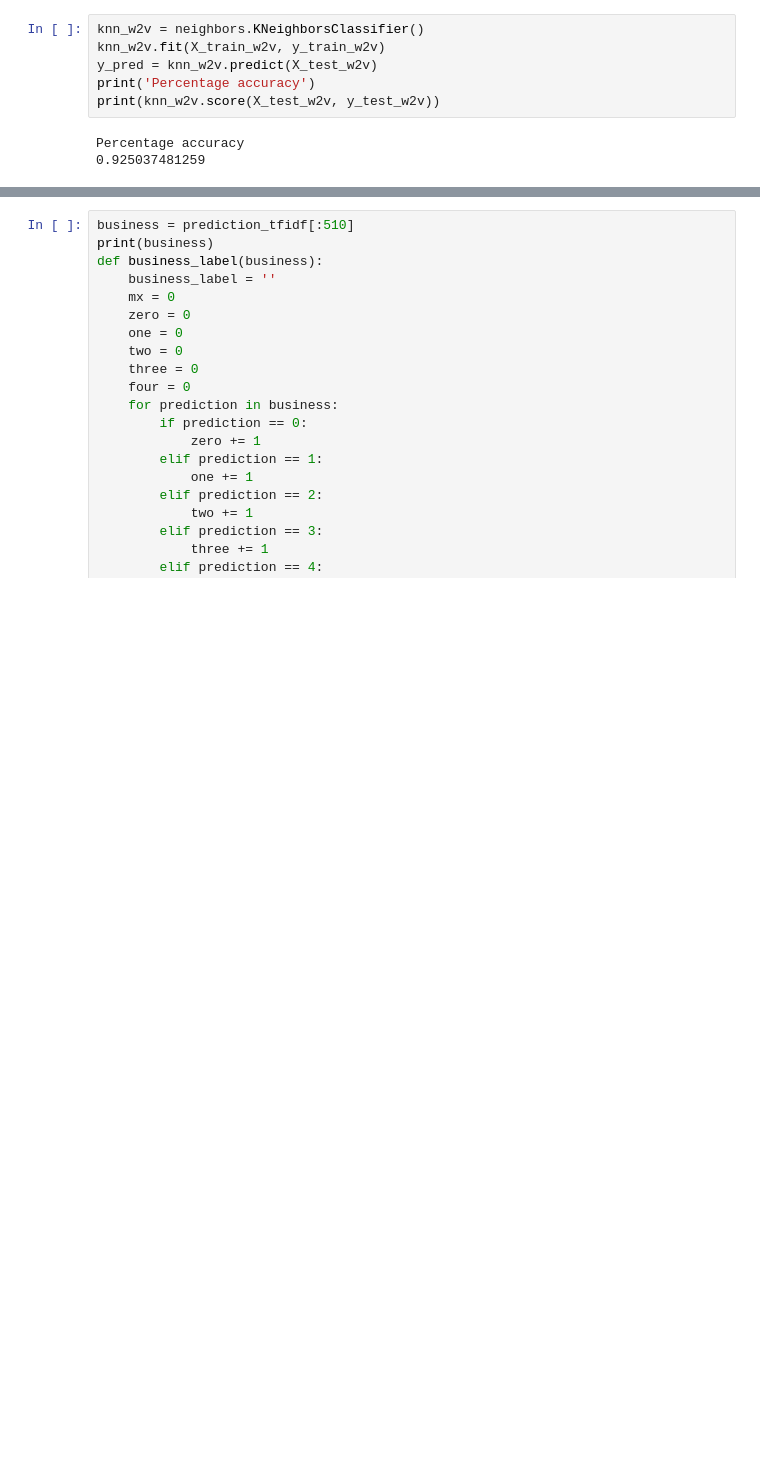
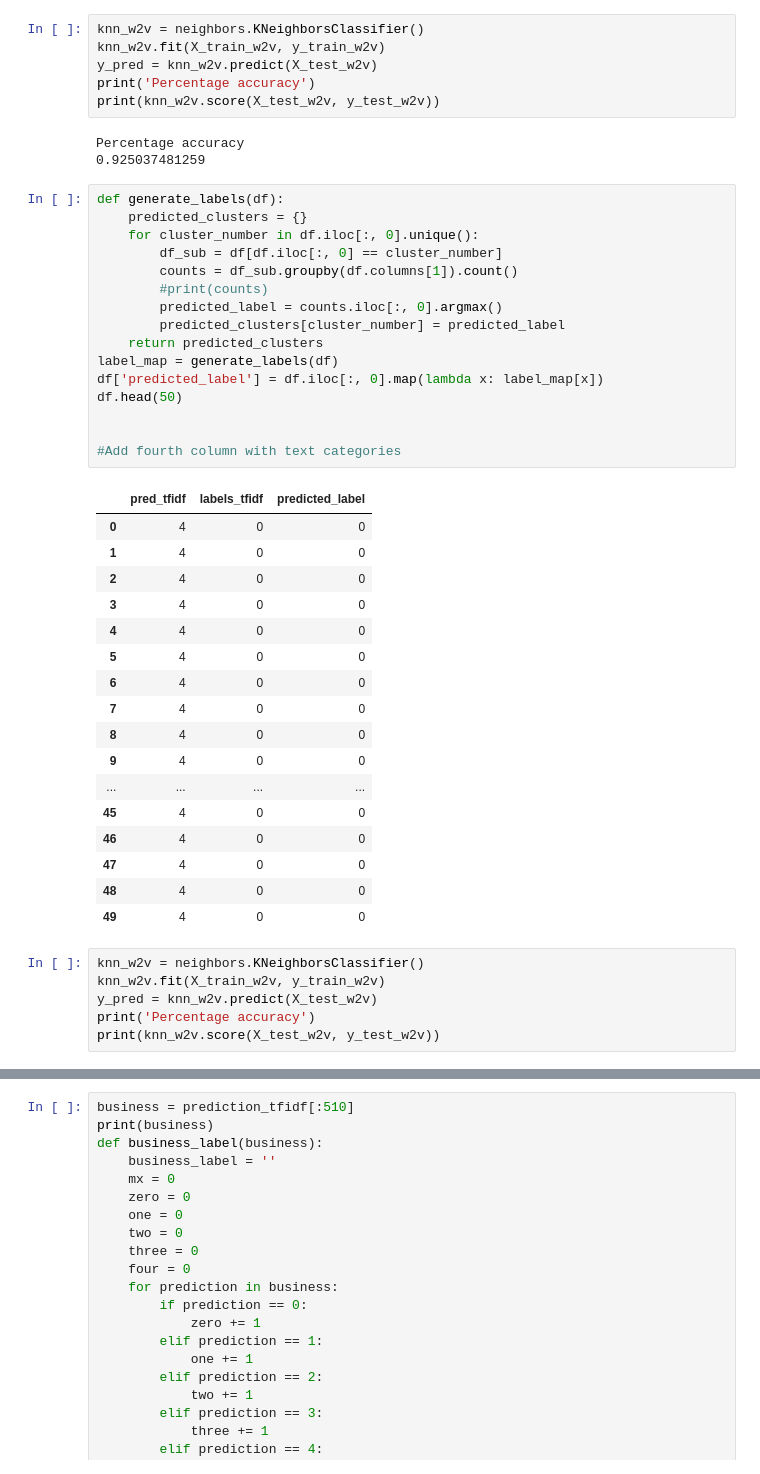
Before and after one commit to kthoward/Thinkful, a Jupyter notebook: *_Portfolio_NLP-Copy3.ipynb, the cells around one changed output, grey strips where cells are left out. Saved outputs shown, nothing was run; the diff lists cells and outputs as text; blank space fills up the shorter version.

```diff
--- a/*_Portfolio_NLP-Copy3.ipynb
+++ b/*_Portfolio_NLP-Copy3.ipynb
@@ -657,3 +674,43 @@ print(knn_w2v.score(X_test_w2v, y_test_w2v))
 # %% [output]
 Percentage accuracy
 0.925037481259
+# %%
+def generate_labels(df):
+    predicted_clusters = {}
+    for cluster_number in df.iloc[:, 0].unique():
+        df_sub = df[df.iloc[:, 0] == cluster_number]
+        counts = df_sub.groupby(df.columns[1]).count()
+        #print(counts)
+        predicted_label = counts.iloc[:, 0].argmax()
+        predicted_clusters[cluster_number] = predicted_label
+    return predicted_clusters
+label_map = generate_labels(df)
+df['predicted_label'] = df.iloc[:, 0].map(lambda x: label_map[x])
+df.head(50)
+
+
+#Add fourth column with text categories
+# %% [output]
+|  | pred_tfidf | labels_tfidf | predicted_label |
+| 0 | 4 | 0 | 0 |
+| 1 | 4 | 0 | 0 |
+| 2 | 4 | 0 | 0 |
+| 3 | 4 | 0 | 0 |
+| 4 | 4 | 0 | 0 |
+| 5 | 4 | 0 | 0 |
+| 6 | 4 | 0 | 0 |
+| 7 | 4 | 0 | 0 |
+| 8 | 4 | 0 | 0 |
+| 9 | 4 | 0 | 0 |
+| ... | ... | ... | ... |
+| 45 | 4 | 0 | 0 |
+| 46 | 4 | 0 | 0 |
+| 47 | 4 | 0 | 0 |
+| 48 | 4 | 0 | 0 |
+| 49 | 4 | 0 | 0 |
+# %%
+knn_w2v = neighbors.KNeighborsClassifier()
+knn_w2v.fit(X_train_w2v, y_train_w2v)
+y_pred = knn_w2v.predict(X_test_w2v)
+print('Percentage accuracy')
+print(knn_w2v.score(X_test_w2v, y_test_w2v))
```
Also changed, not shown: parts of 11 cells of this notebook.
